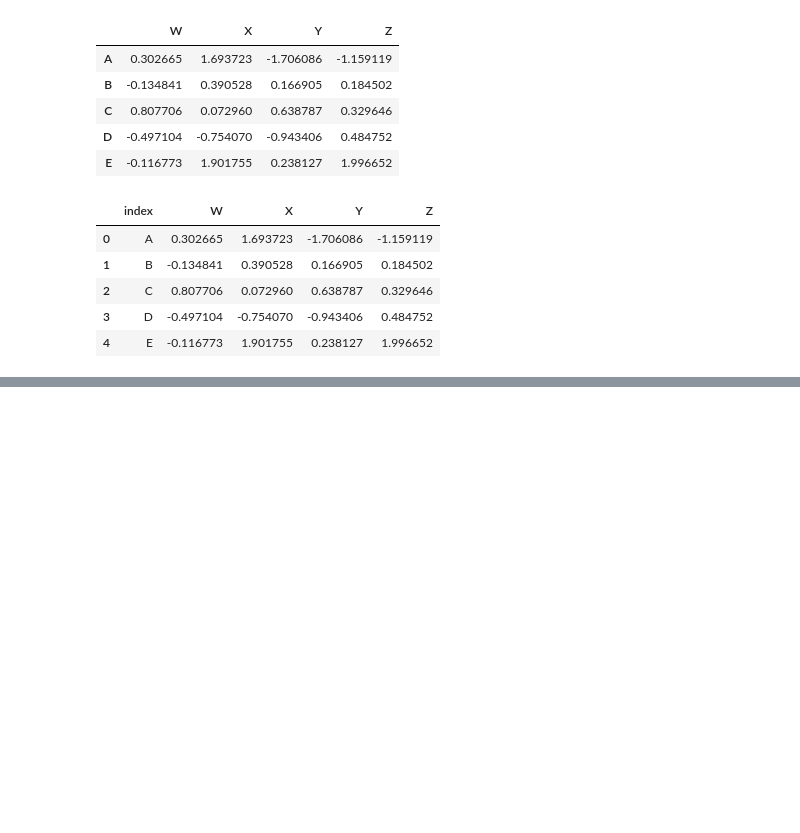
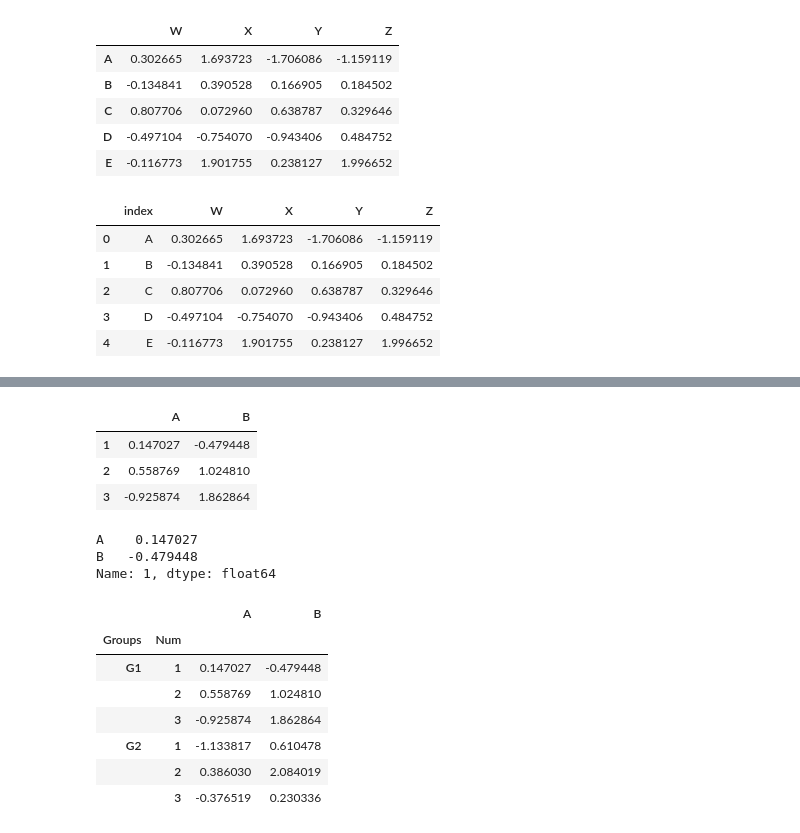
Before and after one commit to majikthise911/notes, a Jupyter notebook: udemyPythonForFinance/notes.ipynb, the cells around one changed output, grey strips where cells are left out. Saved outputs shown, nothing was run; the diff lists cells and outputs as text; code cells hidden in the pictures; blank space fills up the shorter version.

```diff
--- a/udemyPythonForFinance/notes.ipynb
+++ b/udemyPythonForFinance/notes.ipynb
@@ -354,0 +381,6 @@ newind = 'CA NY WY OR CO'.split() # this will split the string into a list. .spl
+# %%
+# Index Levels
+outside = ['G1','G1','G1','G2','G2','G2']
+inside = [1,2,3,1,2,3]
+hier_index = list(zip(outside,inside)) # this will zip the two lists together
+hier_index = pd.MultiIndex.from_tuples(hier_index) # this will create a multi index from the tuples in hier_index
@@ -354,0 +405,4 @@ newind = 'CA NY WY OR CO'.split() # this will split the string into a list. .spl
+# %%
+# multi index dataframe
+df = pd.DataFrame(randn(6,2),hier_index,['A','B'])
+df
@@ -354,0 +417,26 @@ newind = 'CA NY WY OR CO'.split() # this will split the string into a list. .spl
+# %%
+df.loc['G1']
+# %% [output]
+|  | A | B |
+| 1 | 0.147027 | -0.479448 |
+| 2 | 0.558769 | 1.024810 |
+| 3 | -0.925874 | 1.862864 |
+# %%
+df.loc['G1'].loc[1]
+# %% [output]
+A    0.147027
+B   -0.479448
+Name: 1, dtype: float64
+# %%
+# to name index
+df.index.names = ['Groups','Num']
+df
+# %% [output]
+|  |  | A | B |
+| Groups | Num |  |  |
+| G1 | 1 | 0.147027 | -0.479448 |
+|  | 2 | 0.558769 | 1.024810 |
+|  | 3 | -0.925874 | 1.862864 |
+| G2 | 1 | -1.133817 | 0.610478 |
+|  | 2 | 0.386030 | 2.084019 |
+|  | 3 | -0.376519 | 0.230336 |
```
Also changed, not shown: parts of 8 cells of this notebook, 1 other file.
